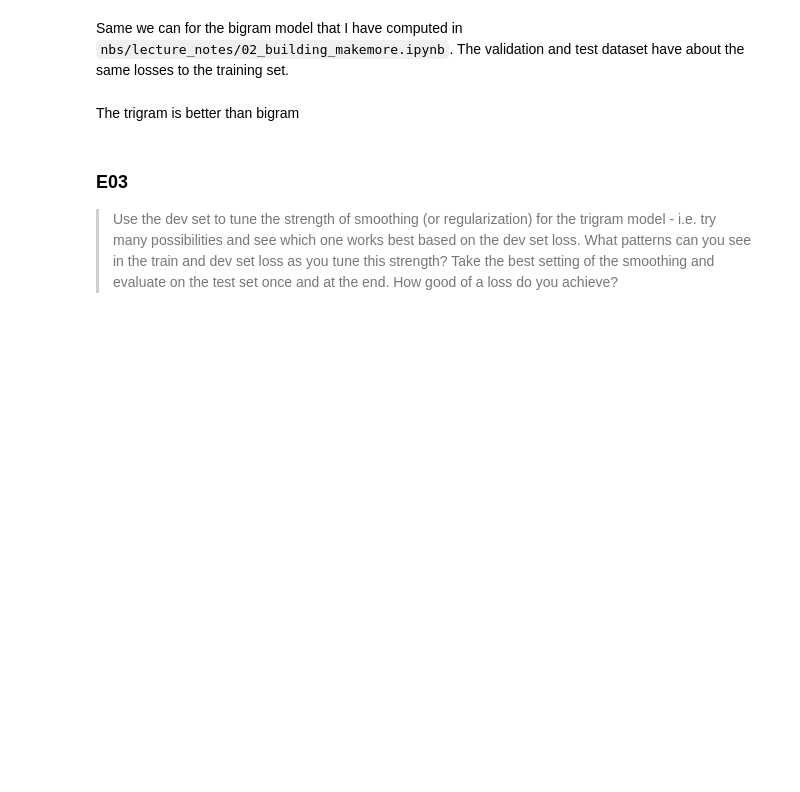
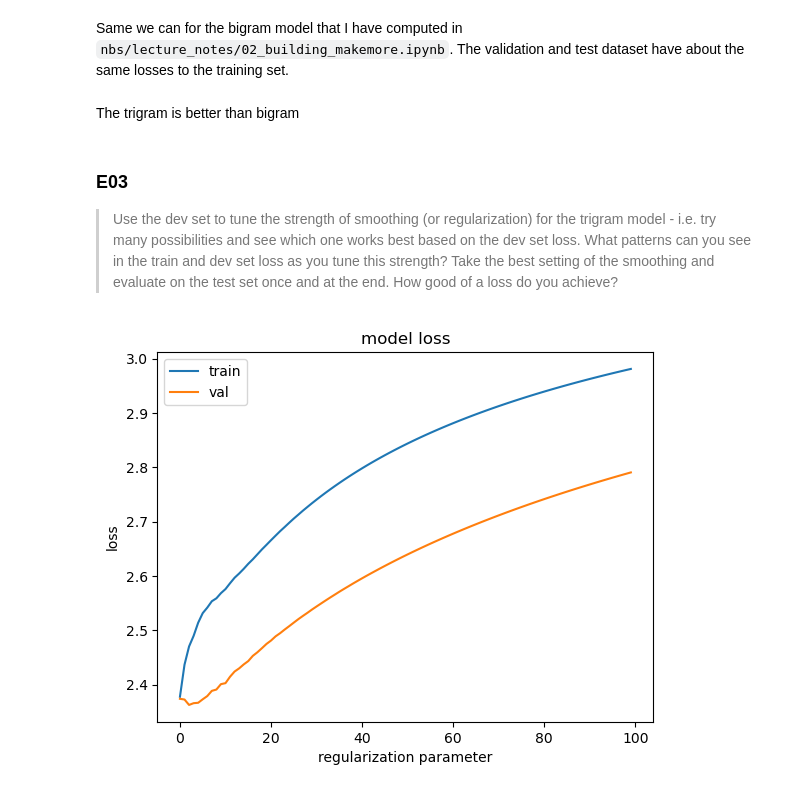
Before and after one commit to anubhavmaity/NeuralNetworks-Zero-To-Hero, a Jupyter notebook: nbs/exercises/02_building_makemore_execise.ipynb, the cells around one changed output. Drawn from its saved outputs; the diff is of its cells as text; code cells hidden in the pictures; blank space fills up the shorter version.

```diff
--- a/nbs/exercises/02_building_makemore_execise.ipynb
+++ b/nbs/exercises/02_building_makemore_execise.ipynb
@@ -430,7 +430,7 @@ The trigram is better than bigram
 ### E03
 > Use the dev set to tune the strength of smoothing (or regularization) for the trigram model - i.e. try many possibilities and see which one works best based on the dev set loss. What patterns can you see in the train and dev set loss as you tune this strength? Take the best setting of the smoothing and evaluate on the test set once and at the end. How good of a loss do you achieve?
 # %%
-def train(X, y, epochs, lr, regularization_param, print_at_every_epoch = False):
+def train(X, y, epochs, lr, regularization_param, print_at_every_epoch = False, print_at_last=False):
     num = X.shape[0]
     W = torch.randn((54, 27), requires_grad=True)
     for i in range(epochs):
@@ -440,7 +440,7 @@ def train(X, y, epochs, lr, regularization_param, print_at_every_epoch = False):
         loss = -prob[torch.arange(num), y].log().mean()
 
         # regularization
-        regularization_loss = regularization_param * (W **2).sum()
+        regularization_loss = regularization_param * (W **2).mean()
         loss += regularization_loss
 
         if print_at_every_epoch: print(f'Epoch {i} Loss {loss}')
@@ -449,7 +449,31 @@ def train(X, y, epochs, lr, regularization_param, print_at_every_epoch = False):
         loss.backward()
         W.data += -lr * W.grad
 
-    if not print_at_every_epoch:
-    return W
+    if print_at_last: print(f'Loss {loss}')
+    return W, loss.item()
-# %%
-train(x_train, y_train, 100, 10, 0)
+# %%
+def get_reg_param_trend():
+    train_losses = []
+    val_losses = []
+    reg_params = []
+
+    for reg_param in torch.linspace(0, 10, 100):
+        model, train_loss = train(x_train, y_train, 100, 10, reg_param)
+        val_loss = evaluate_loss(model, x_valid, y_valid)
+        train_losses.append(train_loss)
+        val_losses.append(val_loss)
+        reg_params.append(reg_param)
+
+    return train_losses, val_losses, reg_params
+# %%
+train_losses, val_losses, reg_params = get_reg_param_trend()
+# %%
+plt.plot(train_losses)
+plt.plot(val_losses)
+plt.title('model loss')
+plt.ylabel('loss')
+plt.xlabel('regularization parameter')
+plt.legend(['train', 'val'], loc='upper left')
+plt.show()
+# %% [output]
+[figure, added]
```
Also changed, not shown: parts of 22 cells of this notebook, 1 other file.
